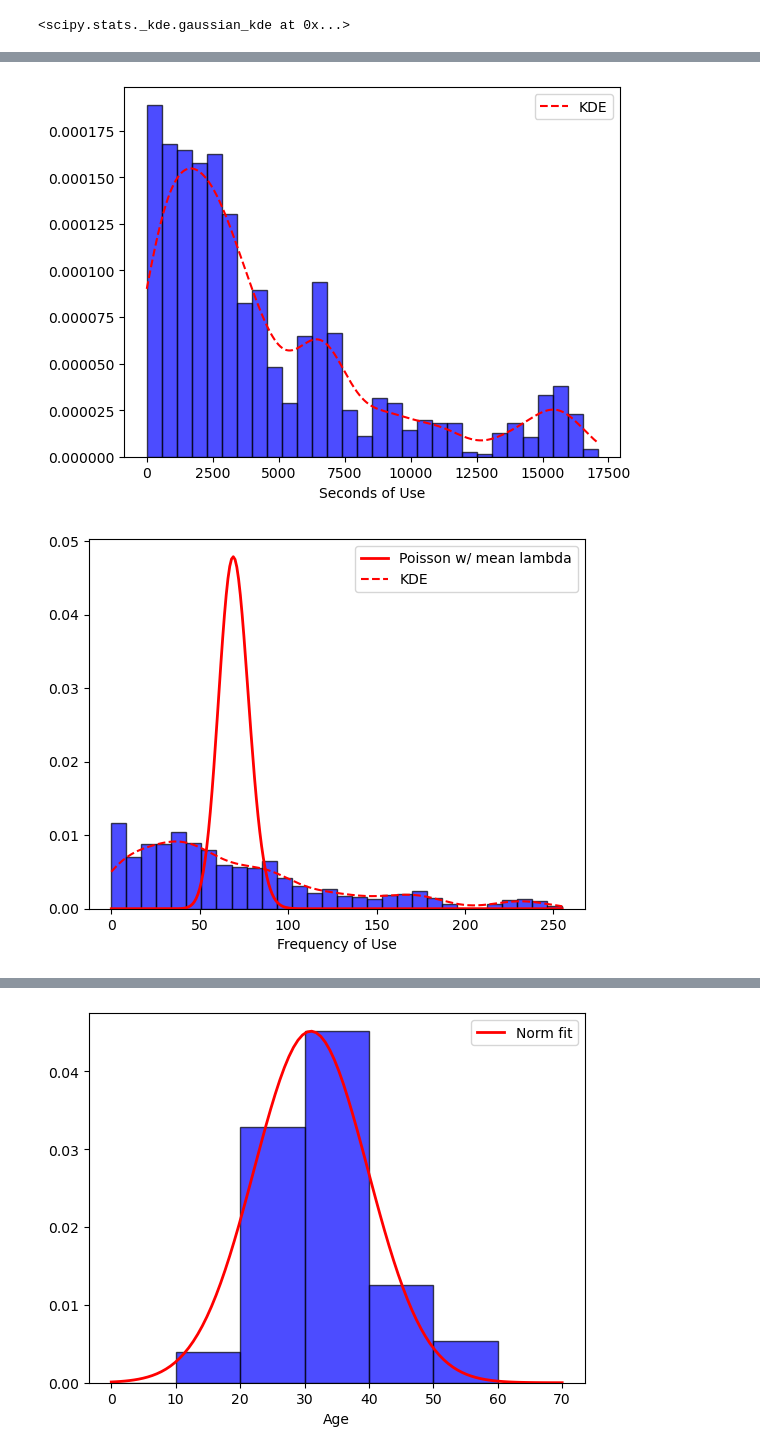
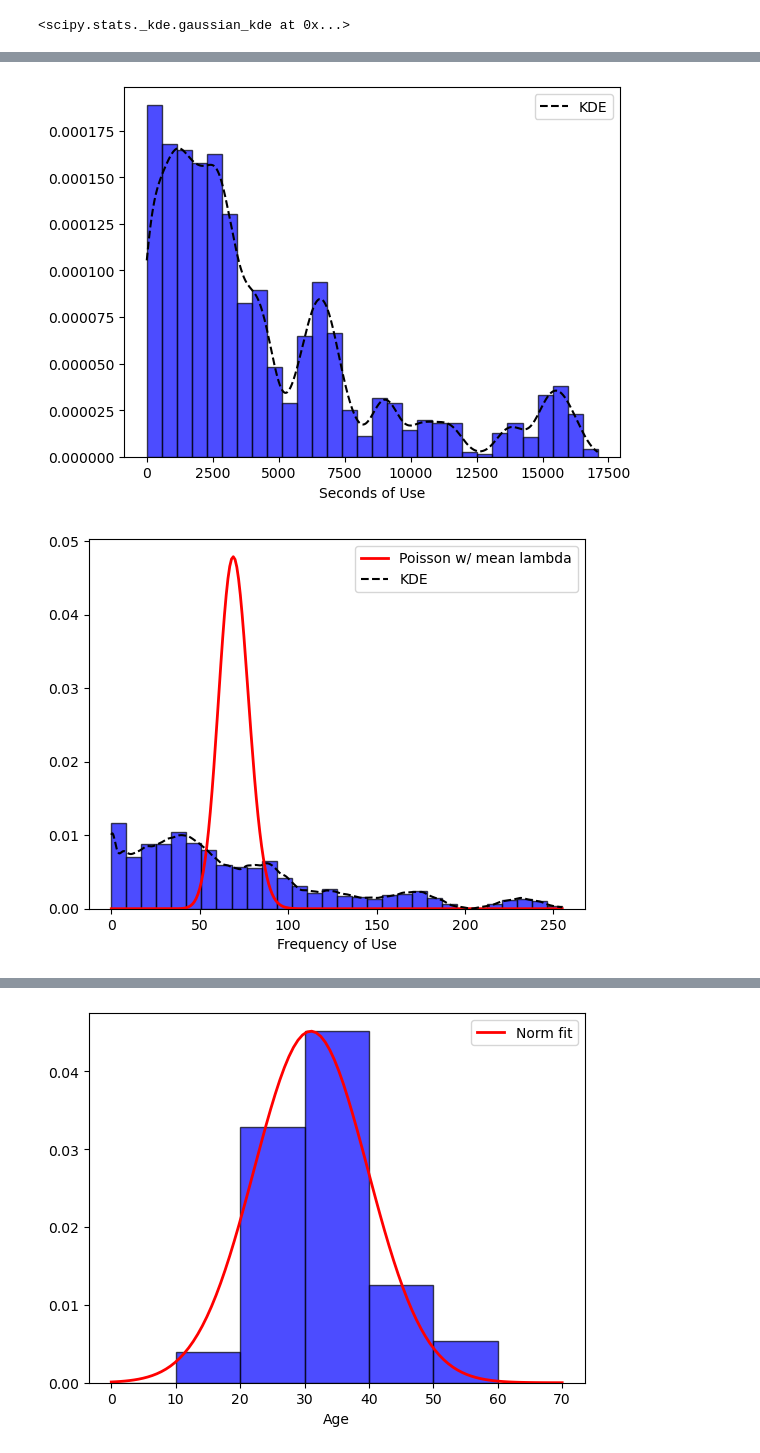
Before and after one commit to Dhunsheth/customer-churn-analysis, a Jupyter notebook: EDA.ipynb, the cells around one changed output, grey strips where cells are left out. Drawn from its saved outputs; the diff is of its cells as text; code cells hidden in the pictures.

```diff
--- a/EDA.ipynb
+++ b/EDA.ipynb
@@ -87,4 +106,9 @@ Data columns (total 15 columns):
  14  Call Failure Rate        3150 non-null   float64
 dtypes: float64(2), int64(13)
 memory usage: 369.3 KB
+# %%
+data = data[['Call Failure', 'Complains', 'Subscription Length', 'Charge Amount',
+       'Seconds of Use', 'Frequency of Use', 'Frequency of SMS',
+       'Distinct Called Numbers', 'Age Group', 'Pay On Contract', 'Inactivity',
+       'Age', 'Customer Value', 'Call Failure Rate', 'Churn']]
 # %% [markdown]
@@ -170,32 +195,25 @@ plt.show()
 # %%
 # Time of Use
 plt.hist(data['Seconds of Use'], bins=30, density=True, alpha=0.7, color='blue', edgecolor='black')
 
-# c, loc, scale = weibull_min.fit(data['Seconds of Use'])
+kde_sec_of_use = KernelDensity(bandwidth=350)
+kde_sec_of_use.fit(data['Seconds of Use'].values.reshape(-1,1))
+x = np.linspace(data['Seconds of Use'].min(), data['Seconds of Use'].max(), 1000).reshape(-1,1)
 
-# x_f = np.linspace(data['Seconds of Use'].min(), data['Seconds of Use'].max(), 1000)
-# fitted_pdf = gamma.pdf(x, a, loc, scale)
 
-kde = gaussian_kde(data['Seconds of Use'])
-x = np.linspace(data['Seconds of Use'].min(), data['Seconds of Use'].max(), 1000)
-density_kde = kde(x)
-
-# fitted_weibull = weibull_min.pdf(x, c, loc, scale)
-
-#plt.plot(x_f, fitted_pdf, 'r', label='Gamma fit')
-plt.plot(x, density_kde, label='KDE', color='r', linestyle='--')
+plt.plot(x, np.exp(kde_sec_of_use.score_samples(x)), label='KDE', color='black', linestyle='--')
 plt.xlabel('Seconds of Use')
 plt.legend()
 plt.show()
 # %% [output]
-[figure, old version]
+[figure, new version]
 # %%
 # Number of Calls - Poisson
 plt.hist(data['Frequency of Use'], bins=30, density=True, alpha=0.7, color='blue', edgecolor='black')
 
-kde = gaussian_kde(data['Frequency of Use'])
-x = np.linspace(data['Frequency of Use'].min(), data['Frequency of Use'].max(), 1000)
-density_kde = kde(x)
+kde_freq_of_use = KernelDensity(bandwidth=2.3)
+kde_freq_of_use.fit(data['Frequency of Use'].values.reshape(-1,1))
+x = np.linspace(data['Frequency of Use'].min(), data['Frequency of Use'].max(), 1000).reshape(-1,1)
 
 lambda_estimate = data['Frequency of Use'].mean()
 max = data['Frequency of Use'].max()
@@ -203,12 +221,12 @@ x_p = np.arange(0, max+1)
 poisson_dist = poisson.pmf(x_p, lambda_estimate)
 
 plt.plot(x_p, poisson_dist, 'r', linewidth=2, label='Poisson w/ mean lambda')
-plt.plot(x, density_kde, label='KDE', color='r', linestyle='--')
+plt.plot(x, np.exp(kde_freq_of_use.score_samples(x)), label='KDE', color='black', linestyle='--')
 plt.xlabel('Frequency of Use')
 plt.legend()
 plt.show()
 # %% [output]
-[figure, old version]
+[figure, new version]
 # %%
 # Number of SMS - Poisson
 plt.hist(data['Frequency of SMS'], bins=30, alpha=0.7, density=True, color='blue', edgecolor='black')
```
Also changed, not shown: parts of 52 cells of this notebook.
